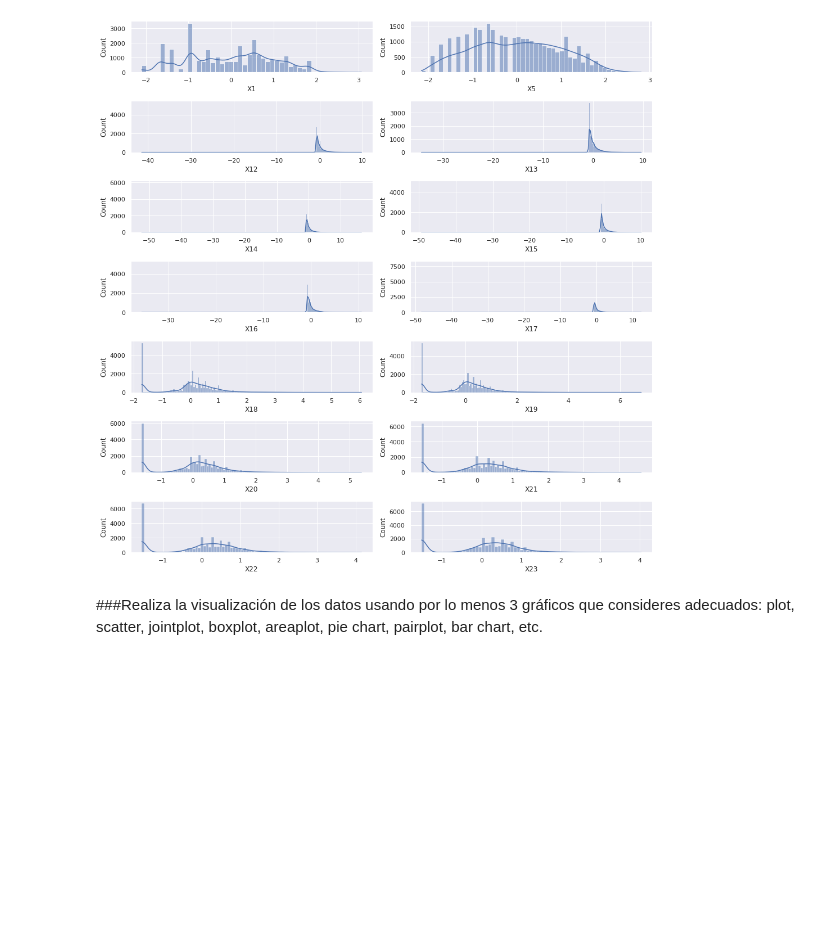
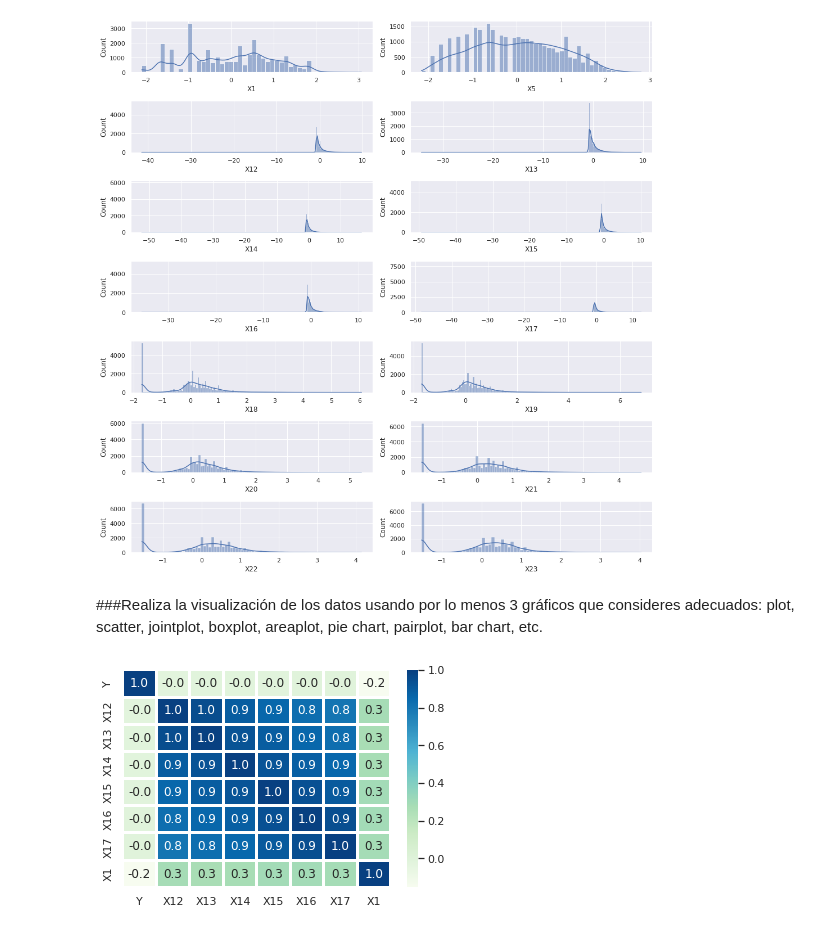
Before and after one commit to PosgradoMNA/actividades-de-aprendizaje-cardonasebastian, a Jupyter notebook: Visualizacion.ipynb, the cells around one changed output. Drawn from its saved outputs; the diff is of its cells as text; code cells hidden in the pictures; blank space fills up the shorter version.

```diff
--- a/Visualizacion.ipynb
+++ b/Visualizacion.ipynb
@@ -367,3 +378,16 @@ plt.show()
 [figure]
 # %% [markdown]
 ###Realiza la visualización de los datos usando por lo menos 3 gráficos que consideres adecuados: plot, scatter, jointplot, boxplot, areaplot, pie chart, pairplot, bar chart, etc.
+# %%
+_ = sns.heatmap(df[[
+    'Y',
+    'X12',
+    'X13',
+    'X14',
+    'X15',
+    'X16',
+    'X17',
+    'X1'
+]].corr(), annot=True, fmt='.1f', cmap='GnBu', linewidths=2)
+# %% [output]
+[figure, added]
```
Also changed, not shown: parts of 5 cells of this notebook.
